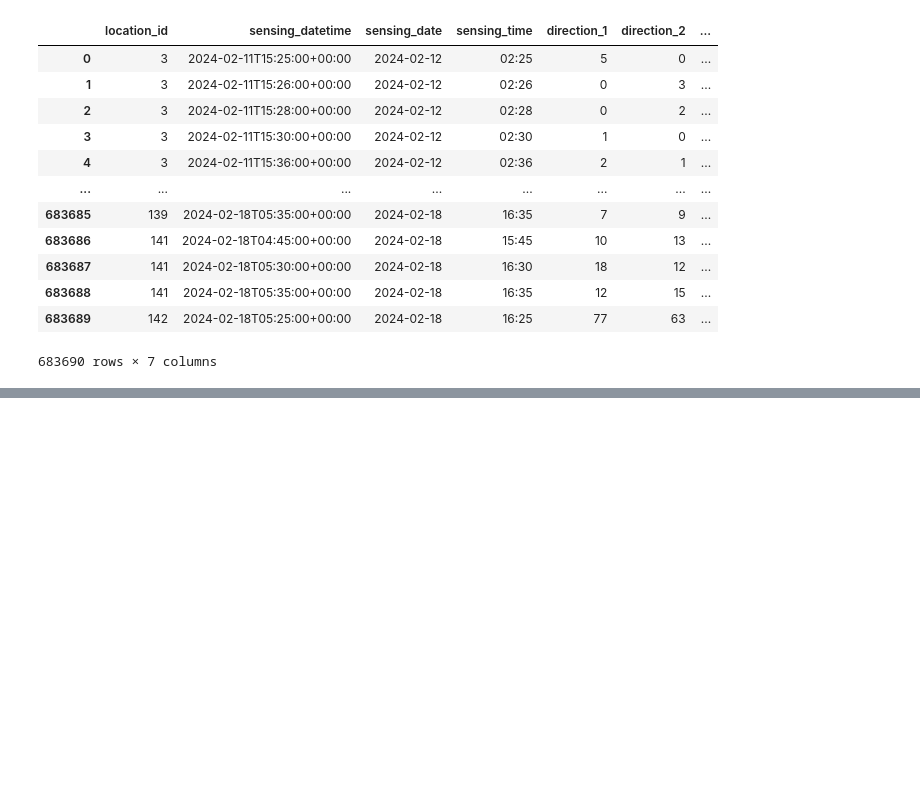
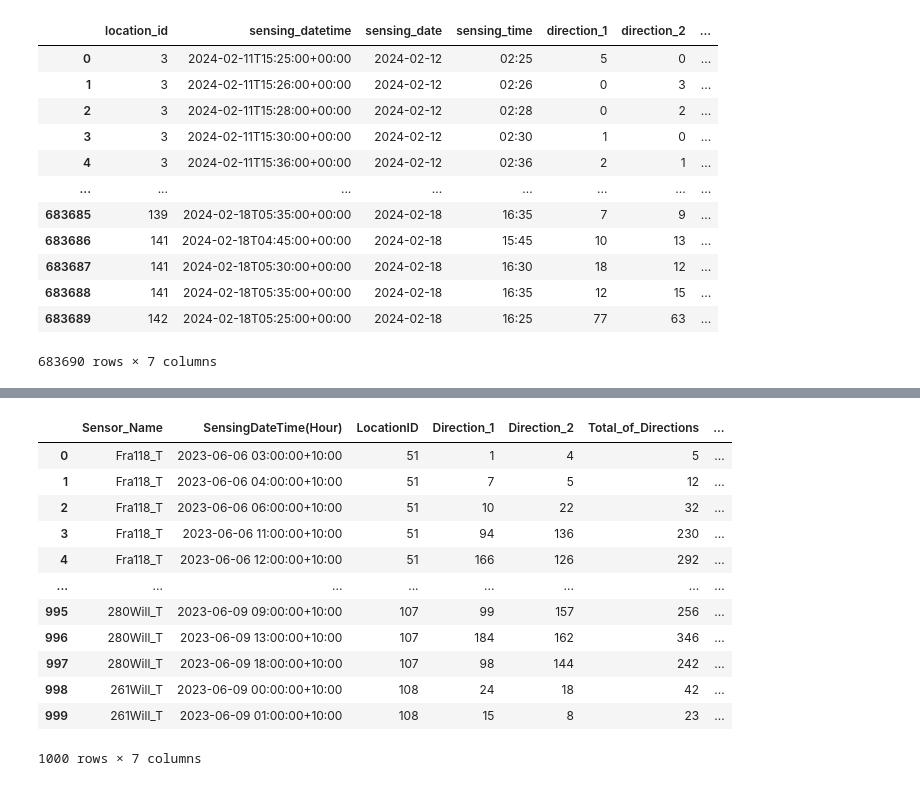
Before and after one commit to dev7150/DE_Zoom_2024, a Jupyter notebook: final_project/test.ipynb, the cells around one changed output, grey strips where cells are left out. Cells and saved outputs as stored; diff of their text form; code cells hidden in the pictures; blank space fills up the shorter version.

```diff
--- a/final_project/test.ipynb
+++ b/final_project/test.ipynb
@@ -200,0 +170,20 @@ df_filtered
+# %%
+import pandas as pd
+
+df = pd.read_csv('all_foot.csv',parse_dates=['SensingDateTime(Hour)'],  nrows=1000)
+# %%
+df
+# %% [output]
+|  | Sensor_Name | SensingDateTime(Hour) | LocationID | Direction_1 | Direction_2 | Total_of_Directions | ... |
+| 0 | Fra118_T | 2023-06-06 03:00:00+10:00 | 51 | 1 | 4 | 5 | ... |
+| 1 | Fra118_T | 2023-06-06 04:00:00+10:00 | 51 | 7 | 5 | 12 | ... |
+| 2 | Fra118_T | 2023-06-06 06:00:00+10:00 | 51 | 10 | 22 | 32 | ... |
+| 3 | Fra118_T | 2023-06-06 11:00:00+10:00 | 51 | 94 | 136 | 230 | ... |
+| 4 | Fra118_T | 2023-06-06 12:00:00+10:00 | 51 | 166 | 126 | 292 | ... |
+| ... | ... | ... | ... | ... | ... | ... | ... |
+| 995 | 280Will_T | 2023-06-09 09:00:00+10:00 | 107 | 99 | 157 | 256 | ... |
+| 996 | 280Will_T | 2023-06-09 13:00:00+10:00 | 107 | 184 | 162 | 346 | ... |
+| 997 | 280Will_T | 2023-06-09 18:00:00+10:00 | 107 | 98 | 144 | 242 | ... |
+| 998 | 261Will_T | 2023-06-09 00:00:00+10:00 | 108 | 24 | 18 | 42 | ... |
+| 999 | 261Will_T | 2023-06-09 01:00:00+10:00 | 108 | 15 | 8 | 23 | ... |
+1000 rows × 7 columns
```
Also changed, not shown: parts of 29 cells of this notebook, 6 other files.
